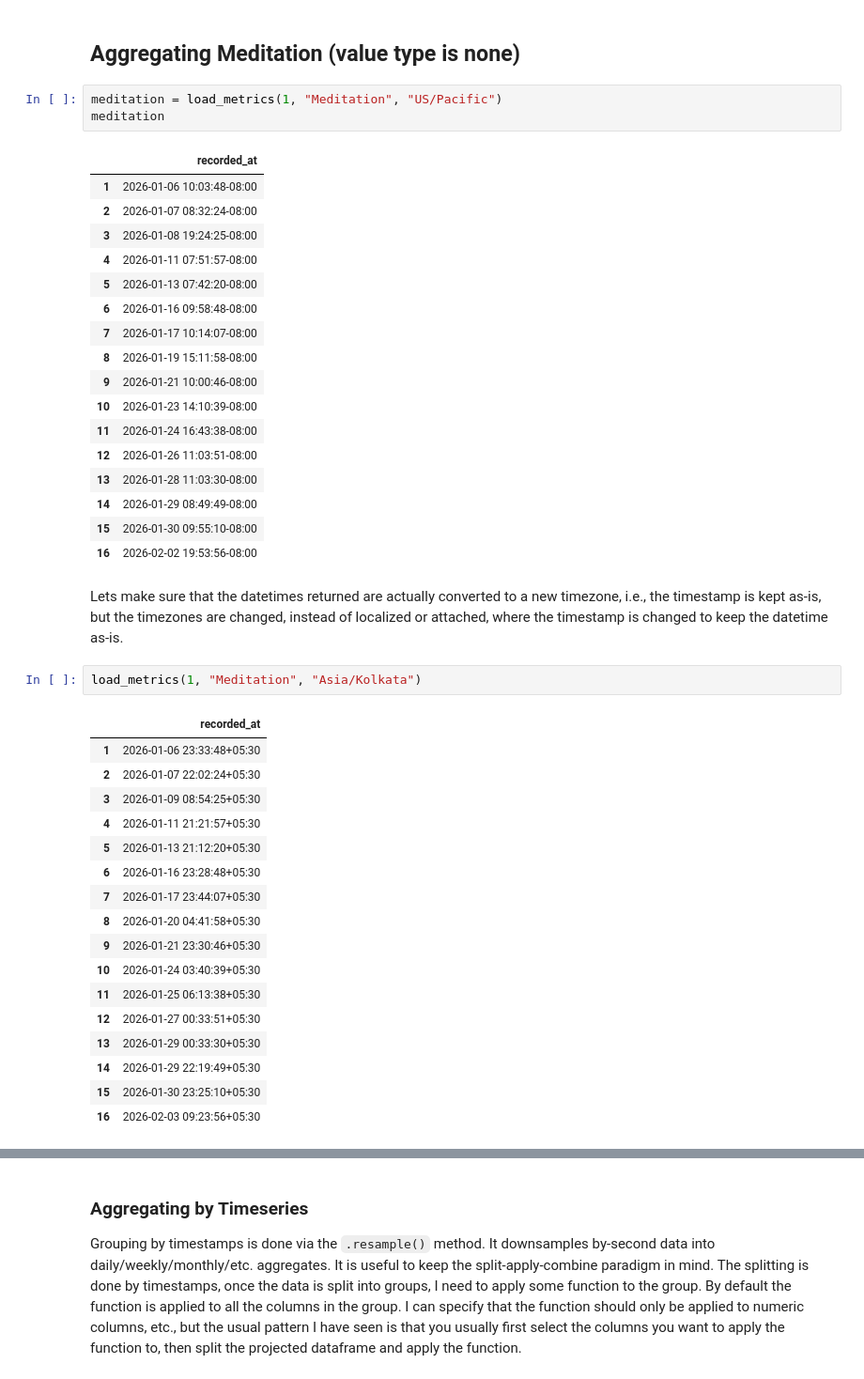
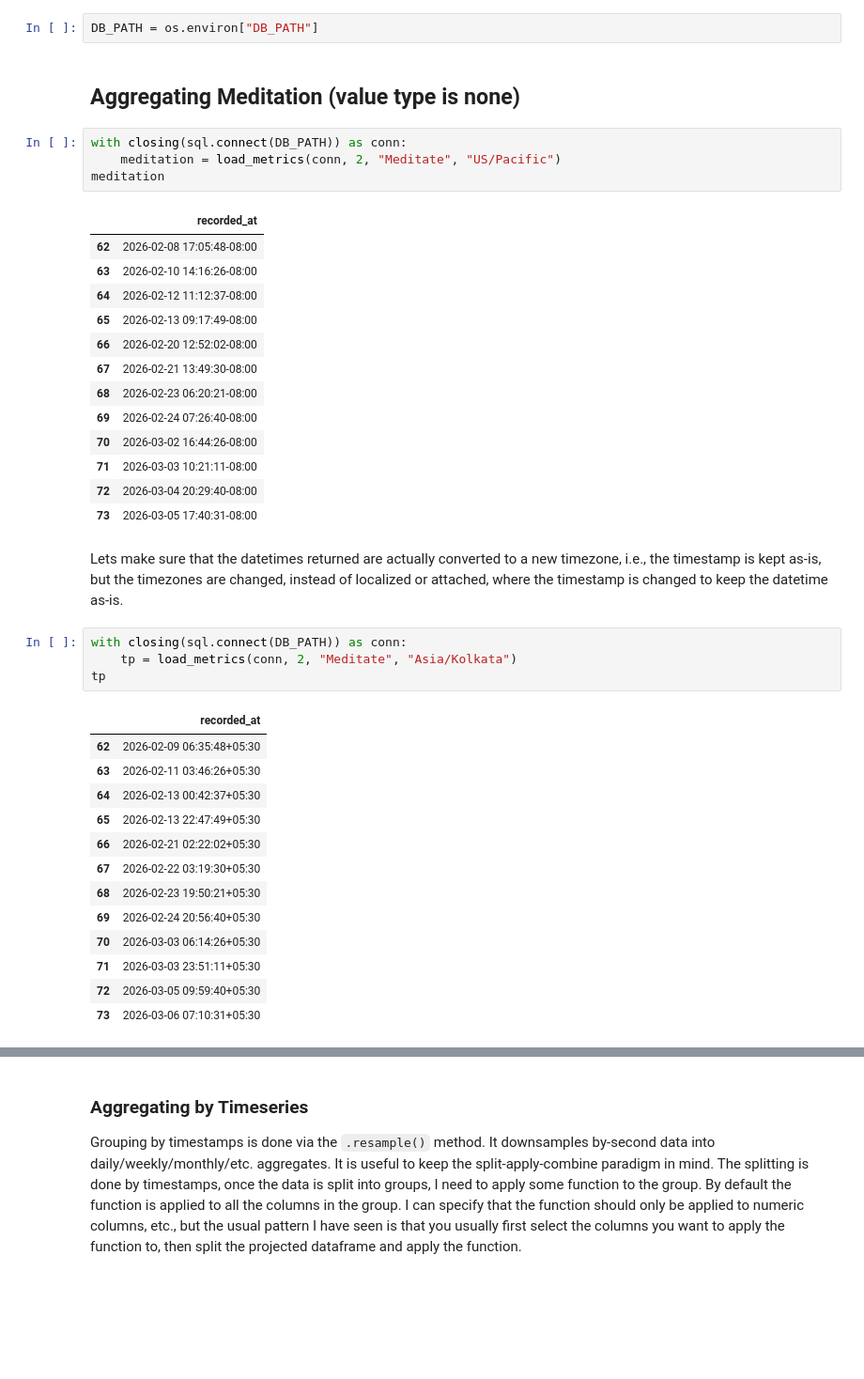
Before and after one commit to avilay/metrics-tracker, a Jupyter notebook: design/mockups/db/analysis.ipynb, the cells around one changed output, grey strips where cells are left out. Shown at 94% size. Cells and saved outputs as stored; diff of their text form; blank space fills up the shorter version.

```diff
--- a/design/mockups/db/analysis.ipynb
+++ b/design/mockups/db/analysis.ipynb
@@ -5,46 +13,43 @@ import pandas as pd
+# %%
+DB_PATH = os.environ["DB_PATH"]
 # %% [markdown]
 ## Aggregating Meditation (value type is none)
 # %%
-meditation = load_metrics(1, "Meditation", "US/Pacific")
+with closing(sql.connect(DB_PATH)) as conn:
+    meditation = load_metrics(conn, 2, "Meditate", "US/Pacific")
 meditation
 # %% [output]
 |  | recorded_at |
-| 1 | 2026-01-06 10:03:48-08:00 |
-| 2 | 2026-01-07 08:32:24-08:00 |
-| 3 | 2026-01-08 19:24:25-08:00 |
-| 4 | 2026-01-11 07:51:57-08:00 |
-| 5 | 2026-01-13 07:42:20-08:00 |
-| 6 | 2026-01-16 09:58:48-08:00 |
-| 7 | 2026-01-17 10:14:07-08:00 |
-| 8 | 2026-01-19 15:11:58-08:00 |
-| 9 | 2026-01-21 10:00:46-08:00 |
-| 10 | 2026-01-23 14:10:39-08:00 |
-| 11 | 2026-01-24 16:43:38-08:00 |
-| 12 | 2026-01-26 11:03:51-08:00 |
-| 13 | 2026-01-28 11:03:30-08:00 |
-| 14 | 2026-01-29 08:49:49-08:00 |
-| 15 | 2026-01-30 09:55:10-08:00 |
-| 16 | 2026-02-02 19:53:56-08:00 |
+| 62 | 2026-02-08 17:05:48-08:00 |
+| 63 | 2026-02-10 14:16:26-08:00 |
+| 64 | 2026-02-12 11:12:37-08:00 |
+| 65 | 2026-02-13 09:17:49-08:00 |
+| 66 | 2026-02-20 12:52:02-08:00 |
+| 67 | 2026-02-21 13:49:30-08:00 |
+| 68 | 2026-02-23 06:20:21-08:00 |
+| 69 | 2026-02-24 07:26:40-08:00 |
+| 70 | 2026-03-02 16:44:26-08:00 |
+| 71 | 2026-03-03 10:21:11-08:00 |
+| 72 | 2026-03-04 20:29:40-08:00 |
+| 73 | 2026-03-05 17:40:31-08:00 |
 # %% [markdown]
 Lets make sure that the datetimes returned are actually converted to a new timezone, i.e., the timestamp is kept as-is, but the timezones are changed, instead of localized or attached, where the timestamp is changed to keep the datetime as-is.
 # %%
-load_metrics(1, "Meditation", "Asia/Kolkata")
+with closing(sql.connect(DB_PATH)) as conn:
+    tp = load_metrics(conn, 2, "Meditate", "Asia/Kolkata")
+tp
 # %% [output]
 |  | recorded_at |
-| 1 | 2026-01-06 23:33:48+05:30 |
-| 2 | 2026-01-07 22:02:24+05:30 |
-| 3 | 2026-01-09 08:54:25+05:30 |
-| 4 | 2026-01-11 21:21:57+05:30 |
-| 5 | 2026-01-13 21:12:20+05:30 |
-| 6 | 2026-01-16 23:28:48+05:30 |
-| 7 | 2026-01-17 23:44:07+05:30 |
-| 8 | 2026-01-20 04:41:58+05:30 |
-| 9 | 2026-01-21 23:30:46+05:30 |
-| 10 | 2026-01-24 03:40:39+05:30 |
-| 11 | 2026-01-25 06:13:38+05:30 |
-| 12 | 2026-01-27 00:33:51+05:30 |
-| 13 | 2026-01-29 00:33:30+05:30 |
-| 14 | 2026-01-29 22:19:49+05:30 |
-| 15 | 2026-01-30 23:25:10+05:30 |
-| 16 | 2026-02-03 09:23:56+05:30 |
+| 62 | 2026-02-09 06:35:48+05:30 |
+| 63 | 2026-02-11 03:46:26+05:30 |
+| 64 | 2026-02-13 00:42:37+05:30 |
+| 65 | 2026-02-13 22:47:49+05:30 |
+| 66 | 2026-02-21 02:22:02+05:30 |
+| 67 | 2026-02-22 03:19:30+05:30 |
+| 68 | 2026-02-23 19:50:21+05:30 |
+| 69 | 2026-02-24 20:56:40+05:30 |
+| 70 | 2026-03-03 06:14:26+05:30 |
+| 71 | 2026-03-03 23:51:11+05:30 |
+| 72 | 2026-03-05 09:59:40+05:30 |
+| 73 | 2026-03-06 07:10:31+05:30 |
 # %%
```
Also changed, not shown: parts of 30 cells of this notebook, 15 other files.
